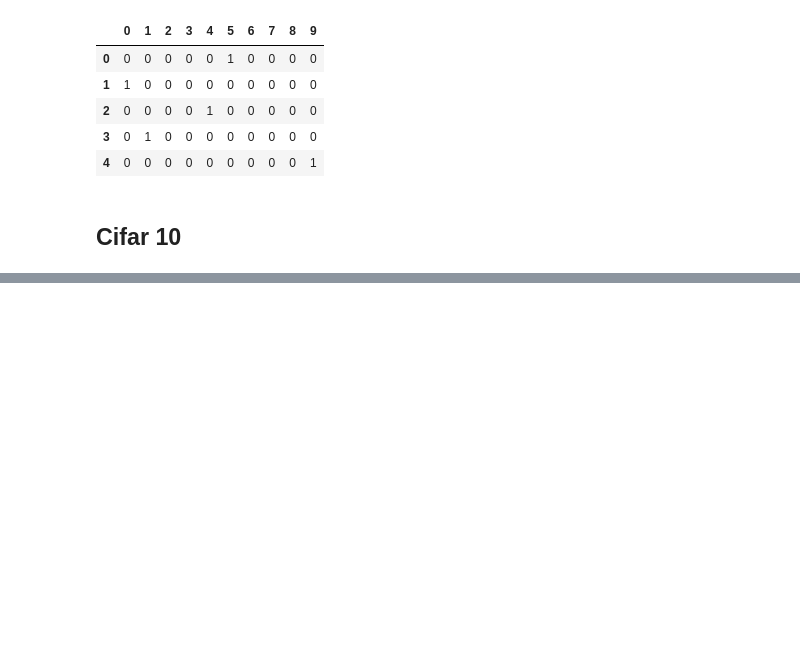
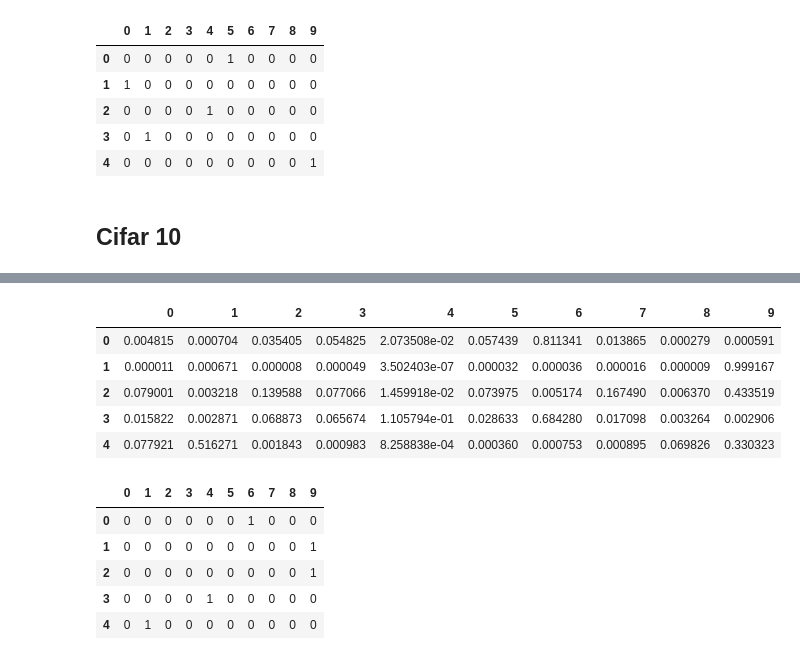
Before and after one commit to EYZ27/TF_studying, a Jupyter notebook: tensorflow102/practice5-lenet5+cifar10.ipynb, the cells around one changed output, grey strips where cells are left out. Saved outputs shown, nothing was run; the diff lists cells and outputs as text; code cells hidden in the pictures; blank space fills up the shorter version.

```diff
--- a/tensorflow102/practice5-lenet5+cifar10.ipynb
+++ b/tensorflow102/practice5-lenet5+cifar10.ipynb
@@ -100,12 +100,15 @@ display(pd.DataFrame(pred).round(2))
 ## Cifar 10
 # %%
 # 데이터를 준비합니다.
-(독립, 종속), _ = tf.keras.datasets.cifar10.load_data()
-print(독립.shape, 종속.shape)
+(input, target), _ = tf.keras.datasets.cifar10.load_data()
+print(input.shape, target.shape)
 
-print(종속.reshape(50000).shape)            # 2차원을 1차원으로 만들어줘야 원-핫 인코딩에 넣을 수 있음
-                                            # (참고) 위의 mnist 데이터에서는 들어올 때부터 종속.shape가 (60000,)로 1차원이었다.
-종속 = pd.get_dummies(종속.reshape(50000))  # reshape==(50000,)한 것을 원-핫 인코딩
-print(독립.shape, 종속.shape)
+print(target[:5])                             # (target = 정답지)
+print(target.reshape(50000).shape)            # 2차원을 1차원으로 만들어줘야 원-핫 인코딩에 넣을 수 있음
+                                            # (참고) 위의 mnist 데이터에서는 들어올 때부터 target.shape가 (60000,)로 1차원이었다.
+print(target.reshape(50000)[0:5])
+
+target = pd.get_dummies(target.reshape(50000))  # reshape==(50000,)한 것을 원-핫 인코딩
+print(input.shape, target.shape)
 # %% [output]
 (50000, 32, 32, 3) (50000, 1)
@@ -129,4 +138,4 @@ Y = tf.keras.layers.Dense(10, activation='softmax')(H)
 model = tf.keras.models.Model(X, Y)
 model.compile(loss='categorical_crossentropy', metrics='accuracy')
 # %%
-model.fit(독립, 종속, epochs=10)
+model.fit(input, target, epochs=10)
@@ -134,0 +184,5 @@ model.summary()
+# %%
+pred = model.predict(input[0:5])
+display(pd.DataFrame(pred))
+display(target[0:5])
+# %% [output]
@@ -134,0 +190,12 @@ model.summary()
+|  | 0 | 1 | 2 | 3 | 4 | 5 | 6 | 7 | 8 | 9 |
+| 0 | 0.004815 | 0.000704 | 0.035405 | 0.054825 | 2.073508e-02 | 0.057439 | 0.811341 | 0.013865 | 0.000279 | 0.000591 |
+| 1 | 0.000011 | 0.000671 | 0.000008 | 0.000049 | 3.502403e-07 | 0.000032 | 0.000036 | 0.000016 | 0.000009 | 0.999167 |
+| 2 | 0.079001 | 0.003218 | 0.139588 | 0.077066 | 1.459918e-02 | 0.073975 | 0.005174 | 0.167490 | 0.006370 | 0.433519 |
+| 3 | 0.015822 | 0.002871 | 0.068873 | 0.065674 | 1.105794e-01 | 0.028633 | 0.684280 | 0.017098 | 0.003264 | 0.002906 |
+| 4 | 0.077921 | 0.516271 | 0.001843 | 0.000983 | 8.258838e-04 | 0.000360 | 0.000753 | 0.000895 | 0.069826 | 0.330323 |
+|  | 0 | 1 | 2 | 3 | 4 | 5 | 6 | 7 | 8 | 9 |
+| 0 | 0 | 0 | 0 | 0 | 0 | 0 | 1 | 0 | 0 | 0 |
+| 1 | 0 | 0 | 0 | 0 | 0 | 0 | 0 | 0 | 0 | 1 |
+| 2 | 0 | 0 | 0 | 0 | 0 | 0 | 0 | 0 | 0 | 1 |
+| 3 | 0 | 0 | 0 | 0 | 1 | 0 | 0 | 0 | 0 | 0 |
+| 4 | 0 | 1 | 0 | 0 | 0 | 0 | 0 | 0 | 0 | 0 |
```
Also changed, not shown: parts of 7 cells of this notebook.
